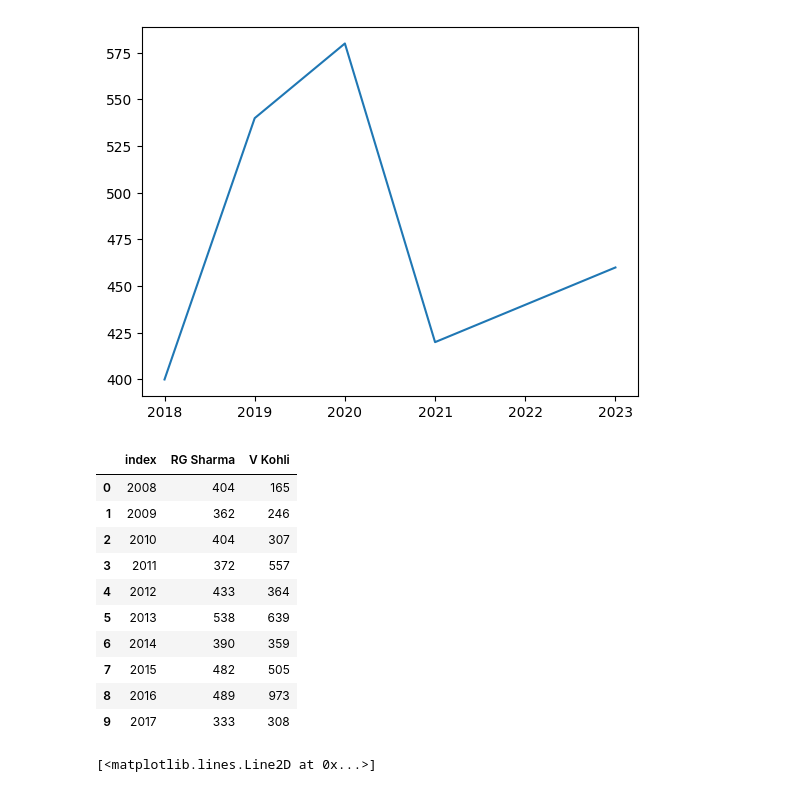
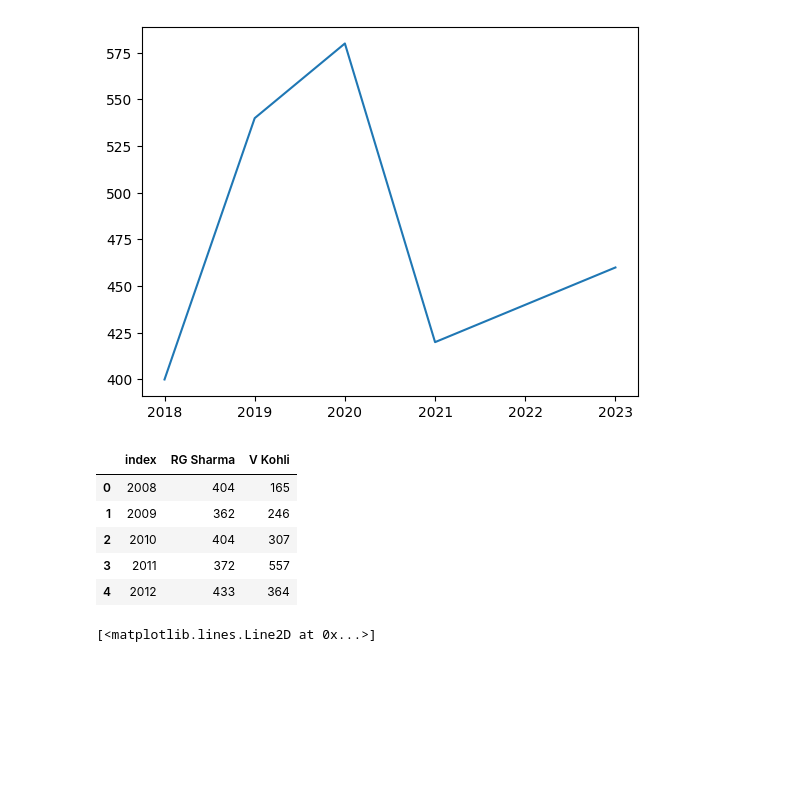
Before and after one commit to akashpagi/MATPLOTLIB-PLOTTING-LIBRARY-FOR-DATA-SCIECNE, a Jupyter notebook: SESSION 23 - MATPLOTLIB.ipynb, the cells around one changed output. Saved outputs shown, nothing was run; the diff lists cells and outputs as text; code cells hidden in the pictures; blank space fills up the shorter version.

```diff
--- a/SESSION 23 - MATPLOTLIB.ipynb
+++ b/SESSION 23 - MATPLOTLIB.ipynb
@@ -85,19 +86,14 @@ plt.plot(year,price)
 # %%
 # from a pandas dataframe
 batsman = pd.read_csv('DATASETS/S23/sharma-kohli.csv')
-batsman
+batsman.head()
 # %% [output]
 |  | index | RG Sharma | V Kohli |
 | 0 | 2008 | 404 | 165 |
 | 1 | 2009 | 362 | 246 |
 | 2 | 2010 | 404 | 307 |
 | 3 | 2011 | 372 | 557 |
 | 4 | 2012 | 433 | 364 |
-| 5 | 2013 | 538 | 639 |
-| 6 | 2014 | 390 | 359 |
-| 7 | 2015 | 482 | 505 |
-| 8 | 2016 | 489 | 973 |
-| 9 | 2017 | 333 | 308 |
 # %%
 plt.plot(batsman['index'],batsman['V Kohli'])
 # %% [output]
```
Also changed, not shown: parts of 42 cells of this notebook.
